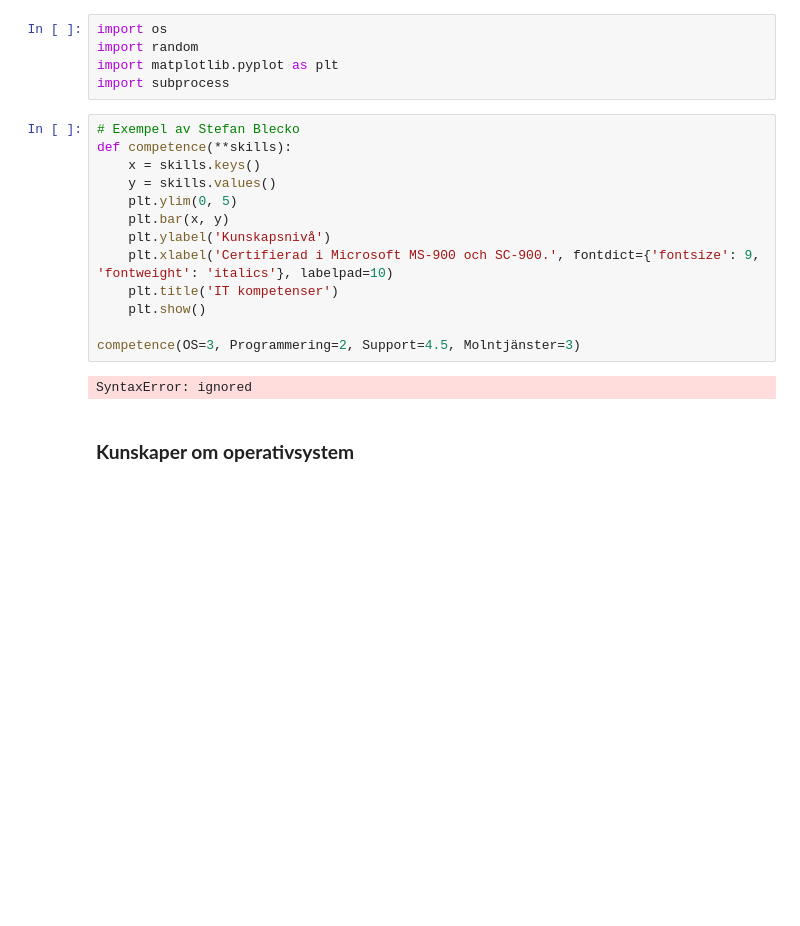
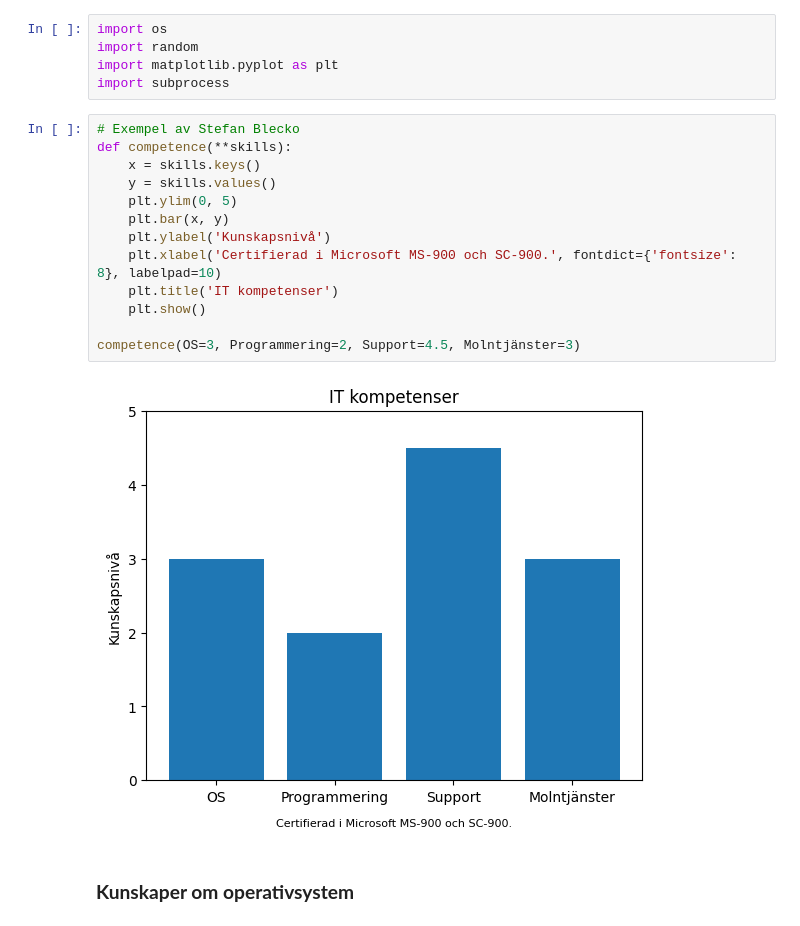
Before and after one commit to steble70/scriptlab, a Jupyter notebook: CV-2021_test.ipynb, the cells around one changed output. Cells and saved outputs as stored; diff of their text form; blank space fills up the shorter version.

```diff
--- a/CV-2021_test.ipynb
+++ b/CV-2021_test.ipynb
@@ -15,18 +15,18 @@ import subprocess
 # %%
 # Exempel av Stefan Blecko
 def competence(**skills):
     x = skills.keys()
     y = skills.values()
     plt.ylim(0, 5)
     plt.bar(x, y)
     plt.ylabel('Kunskapsnivå')
-    plt.xlabel('Certifierad i Microsoft MS-900 och SC-900.', fontdict={'fontsize': 9, 'fontweight': 'italics'}, labelpad=10)
+    plt.xlabel('Certifierad i Microsoft MS-900 och SC-900.', fontdict={'fontsize': 8}, labelpad=10)
     plt.title('IT kompetenser')
     plt.show()
 
 competence(OS=3, Programmering=2, Support=4.5, Molntjänster=3)
 # %% [output]
-SyntaxError: ignored
+[figure, added]
 # %% [markdown]
 ### **Kunskaper om operativsystem**
 # %%
```
